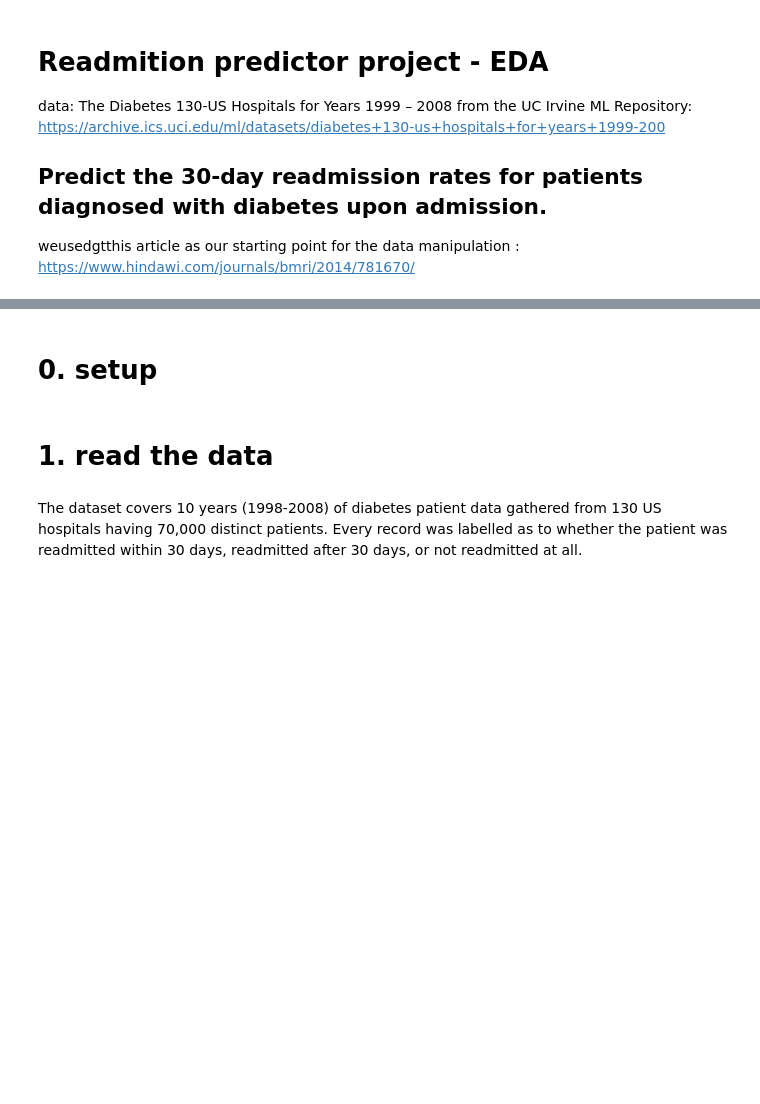
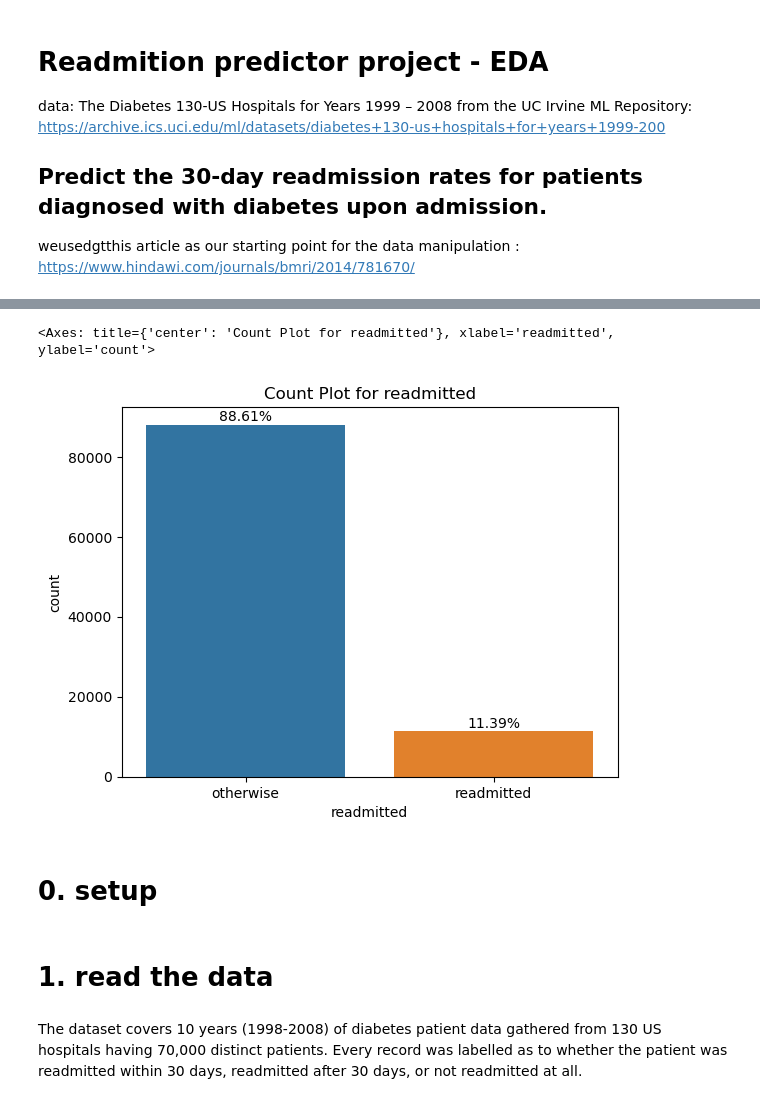
Before and after one commit to davidunga/ml-2024, a Jupyter notebook: Project.ipynb, the cells around one changed output, grey strips where cells are left out. Saved outputs shown, nothing was run; the diff lists cells and outputs as text; code cells hidden in the pictures; blank space fills up the shorter version.

```diff
--- a/Project.ipynb
+++ b/Project.ipynb
@@ -9,6 +9,7 @@ weusedgtthis article as our starting point for the data manipulation :
 https://www.hindawi.com/journals/bmri/2014/781670/
 # %%
 # here I put the full pipe line that I use
+
 df.replace('?', np.nan, inplace=True)
 
 def drop_missing_features(df, columns_to_drop=['weight', 'payer_code'], columns_nan_to_missing = ['race', 'medical_specialty']):
@@ -34,6 +35,7 @@ def fix_readmitted_values(df):
     df.loc[df.readmitted == '<30', 'readmitted'] = 'readmitted'
     df.loc[df.readmitted != 'readmitted', 'readmitted'] = 'otherwise'
     return df
+
 df = fix_readmitted_values(df)
 
 
@@ -46,8 +48,8 @@ numerical_columns = ['time_in_hospital',
                   'number_inpatient',
                   'number_diagnoses']
 # categorical
-df_categorical = df.drop(columns=numerical_columns)
-df_categorical.drop(columns=['patient_nbr'], inplace=True)
+df_categorical = df.drop(columns=numerical_columns+['patient_nbr'])
+# df_categorical.drop(columns=['patient_nbr'], inplace=True)
 
 # Remove features with zero variance and perhaps also those with small variance
 def fraction_of_unique_values(column):
@@ -90,20 +92,19 @@ df.drop(index=indexs_of_gender_to_drop, inplace=True)
 df_categorical.drop(index=indexs_of_gender_to_drop, inplace=True)
 
 
-def binary_grouping(df, column, equal_to, new_value, other= 'other'):
-    df.loc[df[column]!= equal_to, column] = other
-    df.loc[df[column] == equal_to, column] = 'home'
+def group_cat_column_by_dict(df, column, group_dict):
+    '''group multiple values inside a feature using dict: {new_value: [list_of_old_values]}
+    all values that are not defined in the group_deict will return as other '''
+    for key in group_dict.keys():
+        df.loc[df[column].isin(group_dict[key]), column] = key
+    if not 'other' in group_dict:
+        df.loc[~df[column].isin(group_dict.keys()), column] = 'other'
+    df[column].replace(np.nan, 'missing')
     return df
 
 df_categorical.rename(columns={'discharge_disposition_id': 'discharge'}, inplace=True)
-df_categorical = binary_grouping(df_categorical, 'discharge', equal_to=1, new_value='home', other='other')
-
-
-def group_cat_column_by_dict(df, column, group_dict):
-    '''group multiple values inside a feature using dict:    {new_value: [list_of_old_values]}'''
-    for key in group_dict.keys():
-        df.loc[df_categorical[column].isin(group_dict[key]), column] = key
-    return df
+group_dict={'home': [1]}
+df_categorical = group_cat_column_by_dict(df_categorical, 'discharge', group_dict=group_dict)
 
 group_dict={'other': [5, 6, 8], 'high_prayority': [1, 2], 'clinic_referral': [3, 4, 7]}
 df_categorical = group_cat_column_by_dict(df_categorical, 'admission_type_id', group_dict)
@@ -156,7 +157,7 @@ def change_diag_to_type(row):
 # Apply the function to each row and create new columns
 df_categorical[['diag_1', 'diag_2', 'diag_3']] = df_categorical.apply(change_diag_to_type, axis=1)
 
-
+df_categorical = df_categorical.astype('category')
 result_df = pd.concat([df_categorical, df[numerical_columns]], axis=1)
 result_df.info()
 # %% [output]
@@ -197,3 +181,8 @@ result_df
+# %%
+plot_categorical_with_percent(df, 'readmitted')
+# %% [output]
+<Axes: title={'center': 'Count Plot for readmitted'}, xlabel='readmitted', ylabel='count'>
+[figure, added]
 # %% [markdown]
 # 0. setup
 # %%
```
Also changed, not shown: parts of 15 cells of this notebook.
